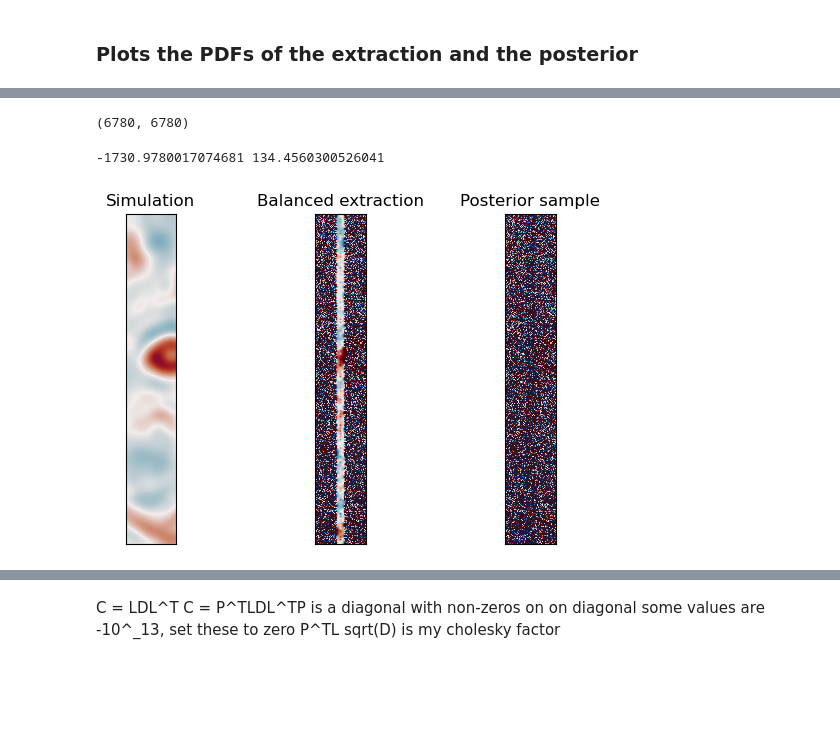
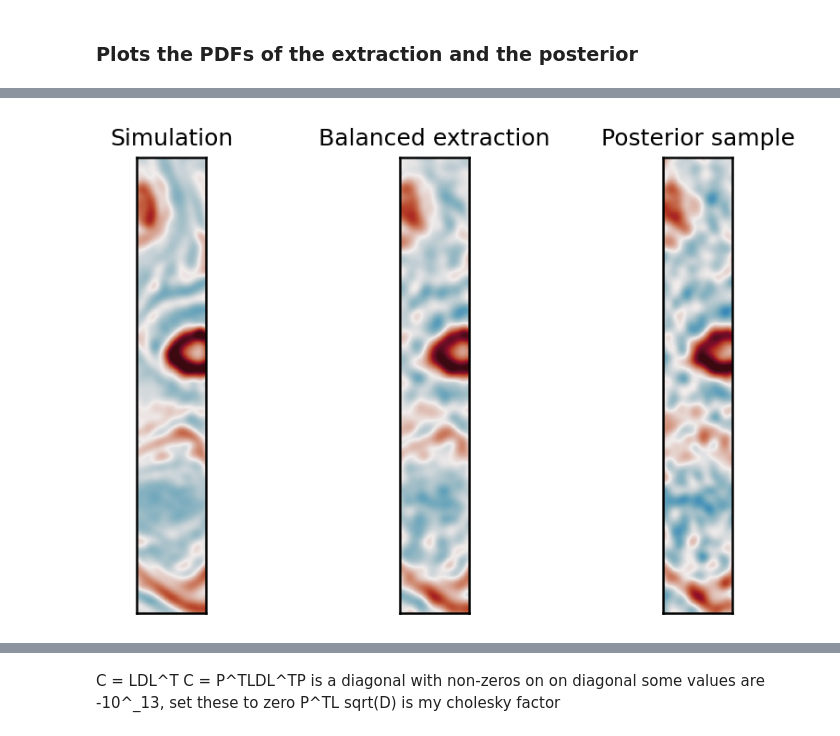
Before and after one commit to jwskinner/SWOT-balanced-extraction, a Jupyter notebook: plot_PDFS_extraction_posterior.ipynb, the cells around one changed output, grey strips where cells are left out. Saved outputs shown, nothing was run; the diff lists cells and outputs as text; code cells hidden in the pictures; blank space fills up the shorter version.

```diff
--- a/plot_PDFS_extraction_posterior.ipynb
+++ b/plot_PDFS_extraction_posterior.ipynb
@@ -23,0 +661,20 @@ def path_withnoise(km):  # extracted balanced field
+# %%
+# from scipy import linalg as la
+P = load(f"{PICKLES}/posterior_balanced_extraction_synth_NA_tmean_sm_2km.pkl")
+ht_all = load(f"{PICKLES}/balanced_extraction_synth_NA_tmean_sm_2km.pkl")
+
+T, ny, nx = ht_all.shape
+
+time_index = 0
+mu_cm = (ht_all[time_index] * 100.0).ravel()
+
+eps = 1e-8 * float(np.mean(np.diag(P)))
+L_P, lower = la.cho_factor(P + eps * np.eye(P.shape[0]), lower=True)
+
+# --- Balanced posterior sample: x ~ N(mu_cm, P) ---
+z = np.random.randn(P.shape[0])
+sample_cm = mu_cm + L_P @ z
+ht_post_bal = (sample_cm.reshape(ny, nx)) / 100.0
+
+ht_post_bal = ht_post_bal[np.newaxis, ...]
+print(ht_post_bal.shape)  # (1, ny, nx)
@@ -25,7 +910,7 @@ def path_withnoise(km):  # extracted balanced field
 # use iterative eigenvalue solver to generate our L's and save them
 SCALE_KM = 8
 PICKLES = "./pickles"
-POST_C_PATH = f"{PICKLES}/posterior_full_synth_NA_tmean_sm_{SCALE_KM}km.pkl"
+POST_C_PATH = f"{PICKLES}/posterior_balanced_extraction_synth_NA_tmean_sm_{SCALE_KM}km.pkl"
 
 # low rank solver for no cholesky
 # def lowrank_factor(C, k=512, tol=1e-12):
@@ -41,29 +926,23 @@ POST_C_PATH = f"{PICKLES}/posterior_full_synth_NA_tmean_sm_{SCALE_KM}km.pkl"
 #     return L
 
 C = load(POST_C_PATH)
-print(C.shape)
-w, Q = np.linalg.eigh(C)
-wmin, wmax = float(w.min()), float(w.max())
+# print(C.shape)
+# w, Q = np.linalg.eigh(C)
+# wmin, wmax = float(w.min()), float(w.max())
 
-w_clipped = np.clip(w, 1e-10, None)  # remove negative/zero eigenvalues
-C_psd = (Q * w_clipped) @ Q.T
+# w_clipped = np.clip(w, 1e-10, None)  # remove negative/zero eigenvalues
+# C_psd = (Q * w_clipped) @ Q.T
 
-Lfac, lower  = la.cho_factor(C_psd  + np.eye(C.shape[0]) * 1e-3, lower=True)
+Lfac, lower  = la.cho_factor(C  + np.eye(C.shape[0]) * 1e-8, lower=True)
 Ltri = np.tril(Lfac)
 # L = lowrank_factor(C, k=2048)
 # with open(L_PATH, "wb") as f:
 #     pickle.dump(L, f)
 # print(f"Saved low-rank factor to {L_PATH}")
-# %% [output]
-(6780, 6780)
-# %%
-print(wmin, wmax)
-# %% [output]
--1730.9780017074681 134.4560300526041
 # %%
 import h5py
 # Read in the pickle file L we just saved and plot to check
-
+SCALE_KM = 8
 time = 10
 
 # L_PATH = f"{PICKLES}/posterior_factor_{SCALE_KM}km.pkl"
@@ -77,43 +956,51 @@ time = 10
 #     key = 'L'
 #     L = f[key][()]  # read the dataset into memory as a NumPy array
 #     print("Loaded L:", L.shape, L.dtype)
+
+SCALE_KM = 8
+PICKLES = "./pickles"
+POST_C_PATH = f"{PICKLES}/posterior_balanced_extraction_synth_NA_tmean_sm_{SCALE_KM}km.pkl"
+
+C = load(POST_C_PATH)
+Lfac, lower  = la.cho_factor(C  + np.eye(C.shape[0]) * 1.0e-10, lower=True) # removed the jiiter
+Ltri = np.tril(Lfac)
 
 karin = load(KARIN_NA_PATH) # reading in for lats
 dx_m = float(karin.dx_km) * 1e3
 dy_m = float(karin.dy_km) * 1e3
 lat_1d = np.asarray(karin.lat)[0, :, 0] # for gvort
 
 # --- inputs balanced extraction and original fields ---
 ht_sim = np.asarray(load(path_nonoise(SCALE_KM)), dtype=float)   # (T, y, x) ground truth
 ht_ext = np.asarray(load(path_withnoise(SCALE_KM)), dtype=float) # (T, y, x) balanced extraction
 T, ny, nx = ht_ext.shape
 
 # posterior sample: x ~ N(mu, C) with C ≈ L L^T
 mu = (ht_ext[time] * 100.0).ravel() # (n,), cm
 z  = np.random.randn(mu.size)
 ht_post = (mu + Ltri @ z).reshape(ny, nx) / 100.0      # meters
 
 # compute the vorticitys
-sim_vort = swot.compute_geostrophic_vorticity_5pt(ht_sim[time], dx_m, dy_m, lat_1d)
-ext_vort = swot.compute_geostrophic_vorticity_5pt(ht_ext[time], dx_m, dy_m, lat_1d)
-post_vort = swot.compute_geostrophic_vorticity_5pt(ht_post, dx_m, dy_m, lat_1d)
+sim_vort = swot.compute_geostrophic_vorticity(ht_sim[time], dx_m, dy_m, lat_1d)
+ext_vort = swot.compute_geostrophic_vorticity(ht_ext[time], dx_m, dy_m, lat_1d)
+post_vort = swot.compute_geostrophic_vorticity(ht_post, dx_m, dy_m, lat_1d)
 
 fig, axes = plt.subplots(1, 3, figsize=(7, 3.8), sharex=True, sharey=True)
 titles = ["Simulation", "Balanced extraction", "Posterior sample"]
 vmin, vmax = -1.5, 1.5
 
 ims = []
 for ax, data, title in zip(axes, [sim_vort, ext_vort, post_vort], titles):
     im = ax.imshow(data, origin="lower", cmap='cmo.balance', vmin=vmin, vmax=vmax)
     ax.set_title(title)
     ax.set_xticks([]); ax.set_yticks([])
     ims.append(im)
 
 fig.tight_layout()
 plt.savefig(f"posterior_sim_ext_{SCALE_KM}km_t{time}.png", dpi=150)
 plt.show()
 # %% [output]
-[figure, old version]
+[figure, new version]
 # %%
 # Now we loop over times and samples for the posterior and for each scale and save all the vorticies
 
```
Also changed, not shown: parts of 20 cells of this notebook, 26 other files.
